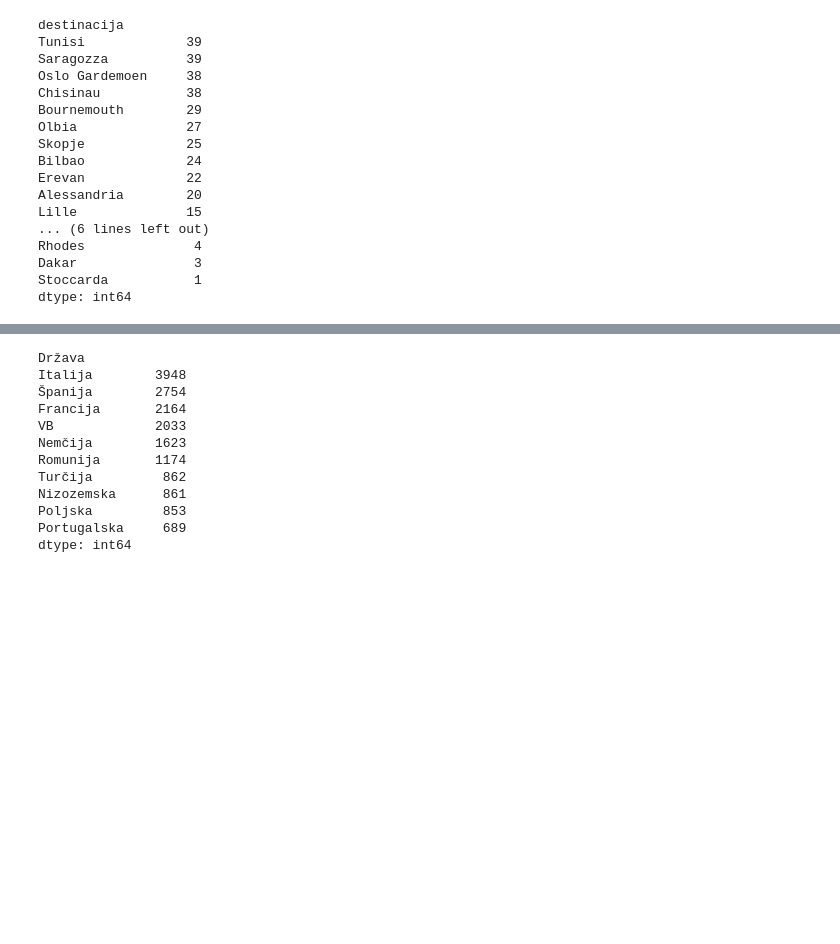
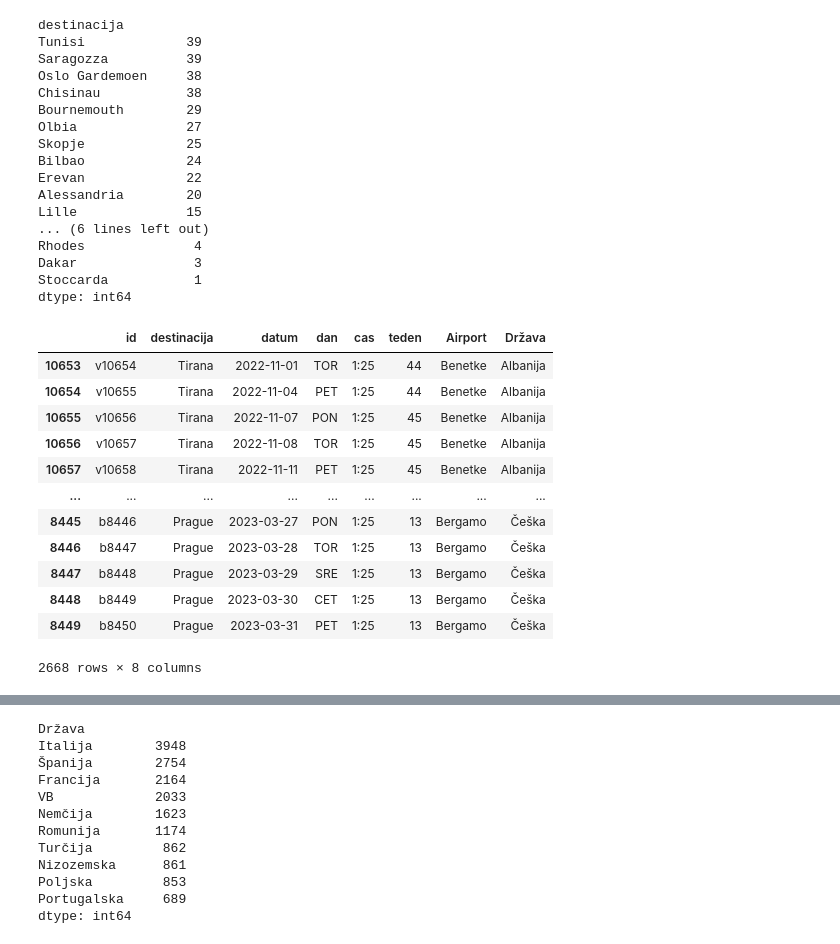
Before and after one commit to valentinamacek/analiza_podatkov_o_letih, a Jupyter notebook: analiza_letov.ipynb, the cells around one changed output, grey strips where cells are left out. Saved outputs shown, nothing was run; the diff lists cells and outputs as text; code cells hidden in the pictures; blank space fills up the shorter version.

```diff
--- a/analiza_letov.ipynb
+++ b/analiza_letov.ipynb
@@ -201,6 +273,30 @@ sk = sk[["destinacija"]]
 # %%
 grouped = skupna_tabela.groupby("Država")
 
 uredi= grouped.size().sort_values(ascending=False).head(10)
 
 italija = grouped.get_group("Italija")
+norveška = grouped.get_group("Norveška")
+norveška
+z_eno_dest = []
+for name, group in grouped:
+    if group["destinacija"].nunique() == 1:
+        z_eno_dest.append(group)
+
+države_z_eno_dest = pd.concat(z_eno_dest)
+
+države_z_eno_dest
+# %% [output]
+|  | id | destinacija | datum | dan | cas | teden | Airport | Država |
+| 10653 | v10654 | Tirana | 2022-11-01 | TOR | 1:25 | 44 | Benetke | Albanija |
+| 10654 | v10655 | Tirana | 2022-11-04 | PET | 1:25 | 44 | Benetke | Albanija |
+| 10655 | v10656 | Tirana | 2022-11-07 | PON | 1:25 | 45 | Benetke | Albanija |
+| 10656 | v10657 | Tirana | 2022-11-08 | TOR | 1:25 | 45 | Benetke | Albanija |
+| 10657 | v10658 | Tirana | 2022-11-11 | PET | 1:25 | 45 | Benetke | Albanija |
+| ... | ... | ... | ... | ... | ... | ... | ... | ... |
+| 8445 | b8446 | Prague | 2023-03-27 | PON | 1:25 | 13 | Bergamo | Češka |
+| 8446 | b8447 | Prague | 2023-03-28 | TOR | 1:25 | 13 | Bergamo | Češka |
+| 8447 | b8448 | Prague | 2023-03-29 | SRE | 1:25 | 13 | Bergamo | Češka |
+| 8448 | b8449 | Prague | 2023-03-30 | CET | 1:25 | 13 | Bergamo | Češka |
+| 8449 | b8450 | Prague | 2023-03-31 | PET | 1:25 | 13 | Bergamo | Češka |
+2668 rows × 8 columns
```
Also changed, not shown: parts of 25 cells of this notebook, 2 other files.
